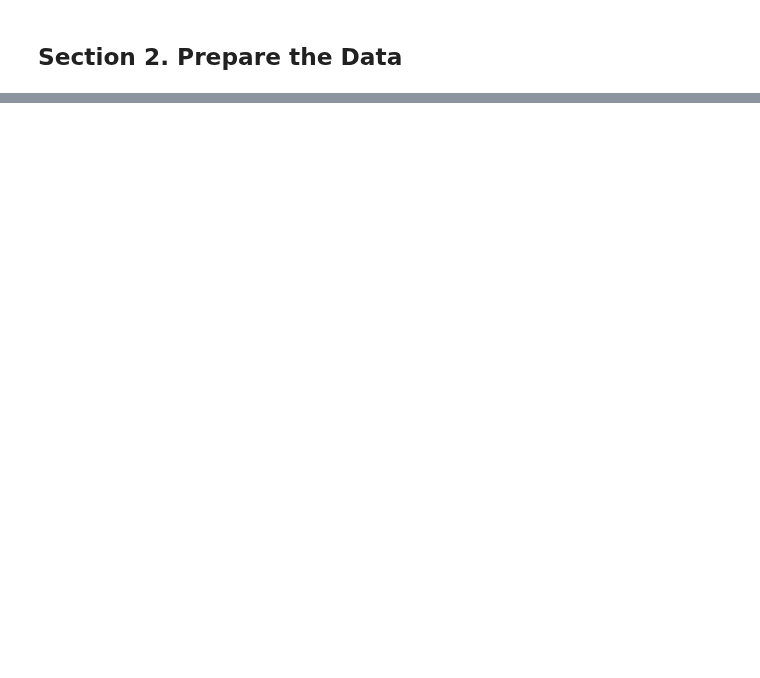
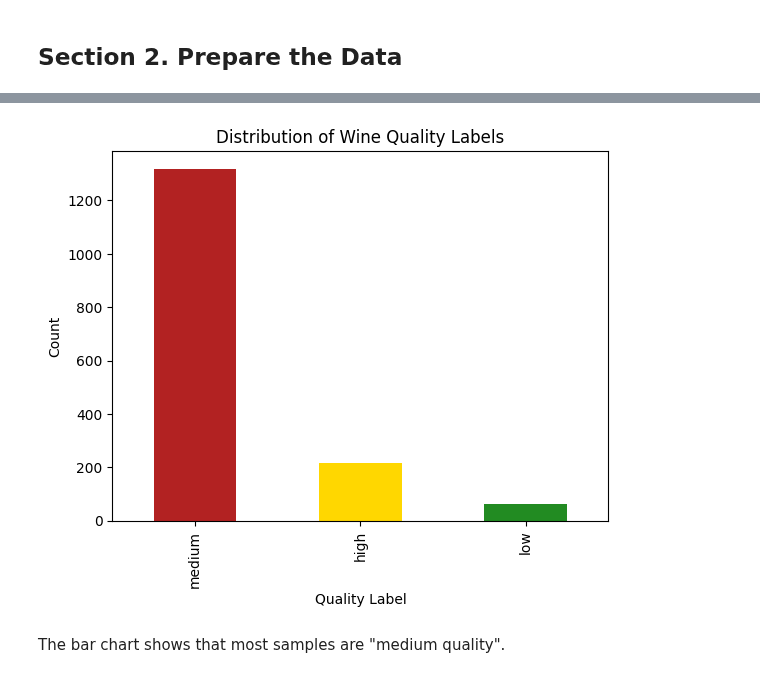
Before and after one commit to BethSpornitz/ml01, a Jupyter notebook: notebooks/project05/ensemble_bethspornitz.ipynb, the cells around one changed output, grey strips where cells are left out. Cells and saved outputs as stored; diff of their text form; code cells hidden in the pictures; blank space fills up the shorter version.

Commit message:
add visuals to project 05

```diff
--- a/notebooks/project05/ensemble_bethspornitz.ipynb
+++ b/notebooks/project05/ensemble_bethspornitz.ipynb
@@ -38,7 +40,7 @@ from sklearn.metrics import (
 ## Section 1.  Load and Inspect the Data
 # %%
 # Load the dataset (download from UCI and save in the same folder)
-df = pd.read_csv("winequality-red.csv", sep=";")
+df = pd.read_csv(r"C:\Repos\ml-bethspornitz\notebooks\project05\data\winequality-red.csv", sep=";")
 
 # Display structure and first few rows
 df.info()
@@ -65,14 +67,3 @@ df.head()
 #   - low (3–4), medium (5–6), high (7–8) to make classification feasible.
 #   - we will also make this numeric (we want both for clarity)
 # The dataset contains 1599 samples and 12 columns (11 features + target).
-
-
-
-# Load spiral dataset
-spiral = pd.read_csv("spiral.csv")
-
-# Display basic information
-spiral.info()
-
-# Display first few rows
-print(spiral.head())
@@ -110,0 +170,11 @@ df["quality_numeric"] = df["quality"].apply(quality_to_number)
+# %%
+# Visualize class counts
+df["quality_label"].value_counts().plot(kind="bar", color=["#B22222","#FFD700","#228B22"])
+plt.title("Distribution of Wine Quality Labels")
+plt.xlabel("Quality Label")
+plt.ylabel("Count")
+plt.show()
+# %% [output]
+[figure, added]
+# %% [markdown]
+The bar chart shows that most samples are "medium quality".
```
Also changed, not shown: parts of 30 cells of this notebook, 4 other files.
